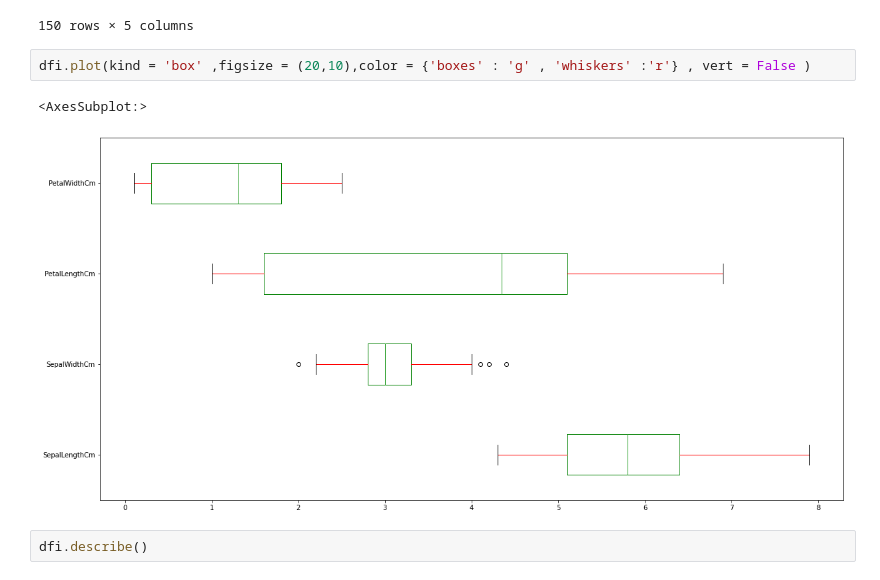
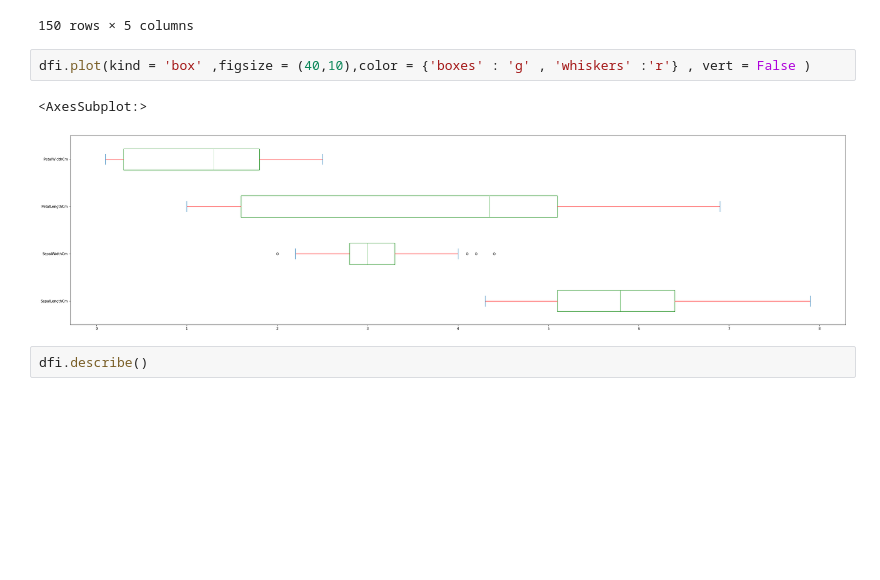
Before and after one commit to HariSankarNayak/iNeuron-Notes, a Jupyter notebook: 037.Graph.ipynb, the cells around one changed output. Cells and saved outputs as stored; diff of their text form; blank space fills up the shorter version.

```diff
--- a/037.Graph.ipynb
+++ b/037.Graph.ipynb
@@ -200,10 +205,10 @@ dfi
 | 149 | 5.9 | 3.0 | 5.1 | 1.8 | Iris-virginica |
 150 rows × 5 columns
 # %%
-dfi.plot(kind = 'box' ,figsize = (20,10),color = {'boxes' : 'g' , 'whiskers' :'r'} , vert = False )
+dfi.plot(kind = 'box' ,figsize = (40,10),color = {'boxes' : 'g' , 'whiskers' :'r'} , vert = False )
 # %% [output]
 <AxesSubplot:>
-[figure, old version]
+[figure, new version]
 # %%
 dfi.describe()
 # %% [output]
```
Also changed, not shown: parts of 37 cells of this notebook.
